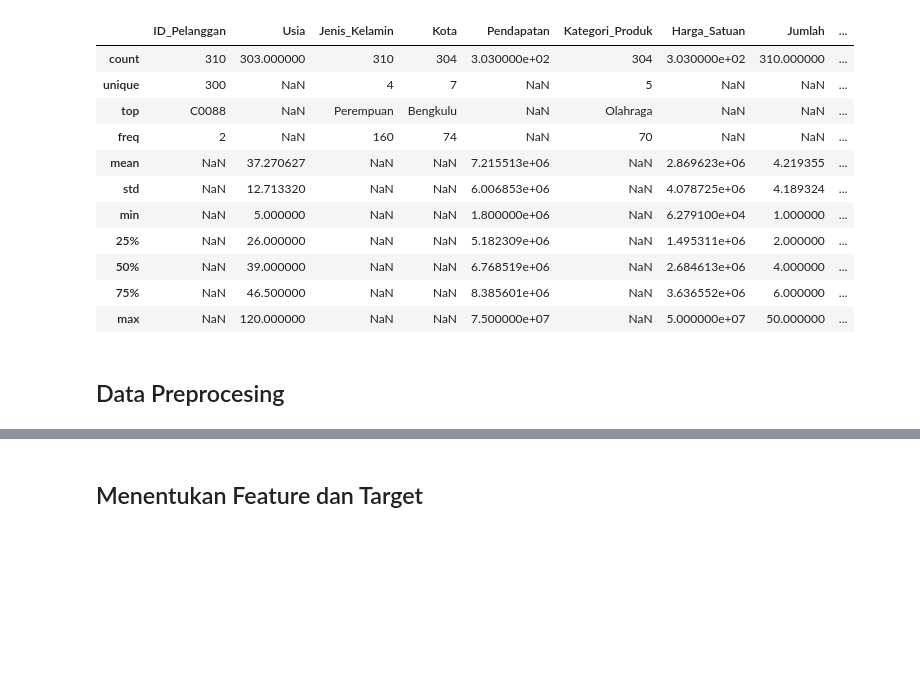
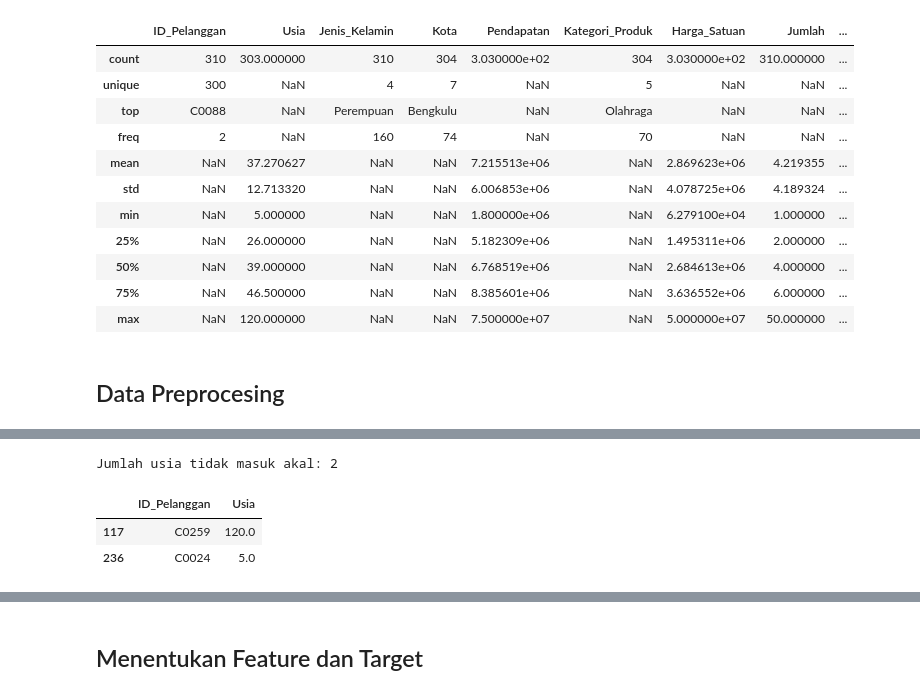
Before and after one commit to aeiprsty/praproses-data-regresi-linier, a Jupyter notebook: F1E124067_PutriPrayesti_MultipleRegression.ipynb, the cells around one changed output, grey strips where cells are left out. Cells and saved outputs as stored; diff of their text form; code cells hidden in the pictures; blank space fills up the shorter version.

```diff
--- a/F1E124067_PutriPrayesti_MultipleRegression.ipynb
+++ b/F1E124067_PutriPrayesti_MultipleRegression.ipynb
@@ -80,0 +105,2 @@ df.describe(include="all")
+# %%
+df = df.drop_duplicates().copy()
@@ -80,0 +137,12 @@ df.describe(include="all")
+# %%
+usia_tidak_masuk_akal = df[
+    (df["Usia"] < 17) | (df["Usia"] > 100)
+]
+
+print("Jumlah usia tidak masuk akal:", len(usia_tidak_masuk_akal))
+display(usia_tidak_masuk_akal[["ID_Pelanggan", "Usia"]])
+# %% [output]
+Jumlah usia tidak masuk akal: 2
+|  | ID_Pelanggan | Usia |
+| 117 | C0259 | 120.0 |
+| 236 | C0024 | 5.0 |
```
Also changed, not shown: parts of 7 cells of this notebook.
